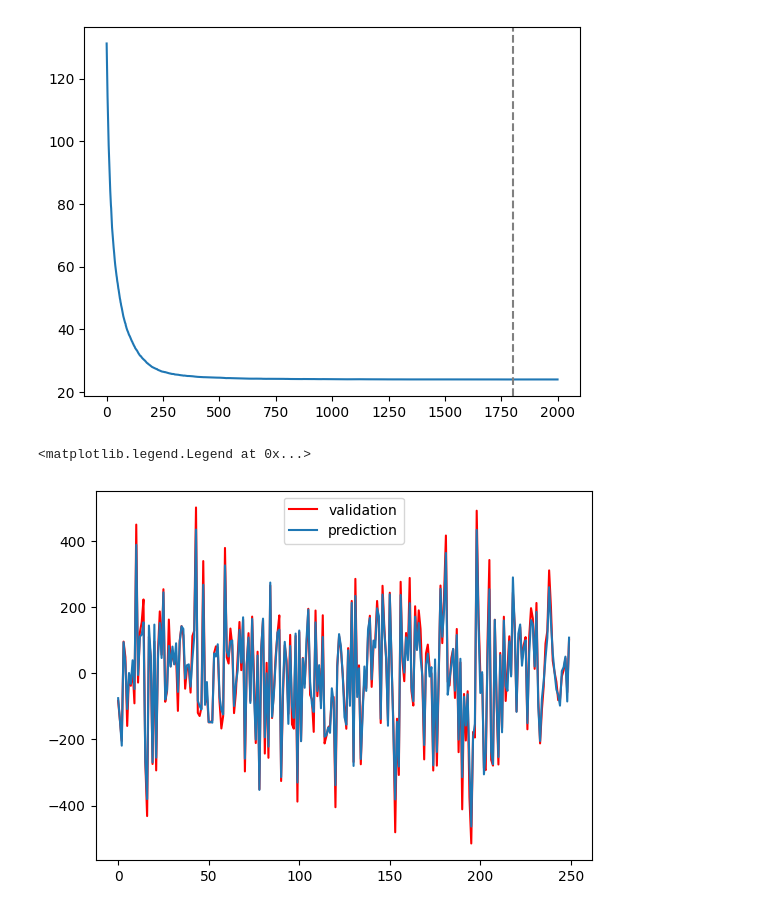
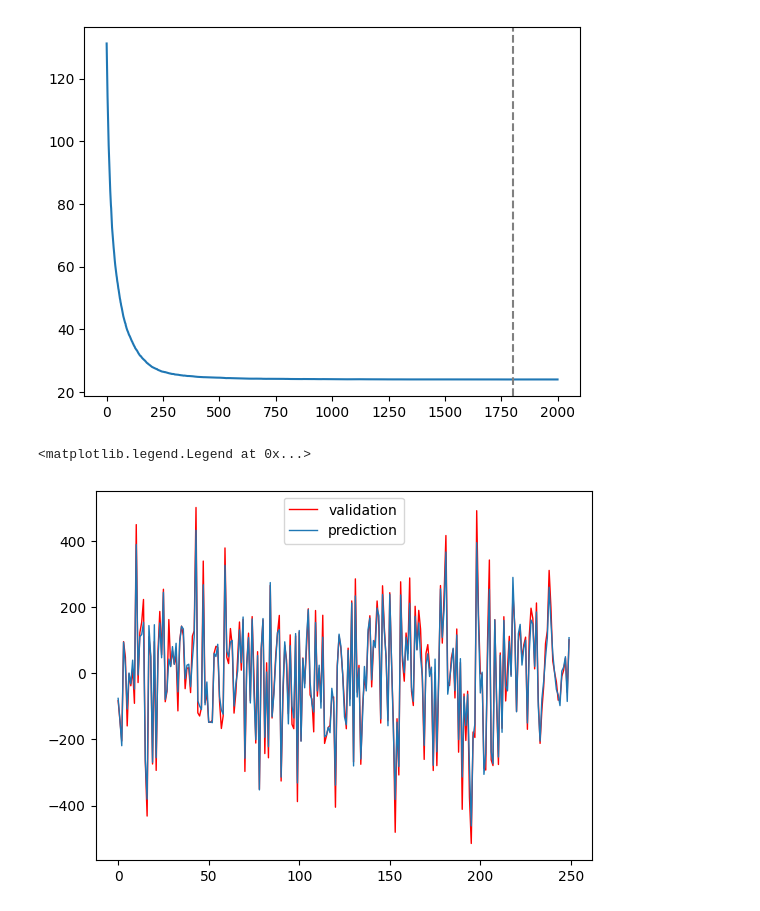
Before and after one commit to davidsenoner/ml_experiment, a Jupyter notebook: GradientBoostingRegressor.ipynb, the cells around one changed output. Saved outputs shown, nothing was run; the diff lists cells and outputs as text; code cells hidden in the pictures.

```diff
--- a/GradientBoostingRegressor.ipynb
+++ b/GradientBoostingRegressor.ipynb
@@ -38,16 +38,16 @@ Best number of estimators: 1802
 # %%
 # now create model with best number of estimators (trees)
 gbrt_best = GradientBoostingRegressor(max_depth=2, n_estimators=bst_n_estimators)
 gbrt_best.fit(train_X, train_y)
 
 y_prediction = gbrt_best.predict(val_X)
 
 fig, ax = plt.subplots(1)
 
 x = np.arange(250)
-ax.plot(x, val_y, color='red', label='validation',linewidth=1)
-ax.plot(x, y_prediction,  label='prediction',linewidth=7.0)
+ax.plot(x, val_y, color='red', label='validation', linewidth=1)
+ax.plot(x, y_prediction,  label='prediction', linewidth=1)
 ax.legend()
 # %% [output]
 <matplotlib.legend.Legend at 0x...>
-[figure, old version]
+[figure, new version]
```
Also changed, not shown: 1 other file.
